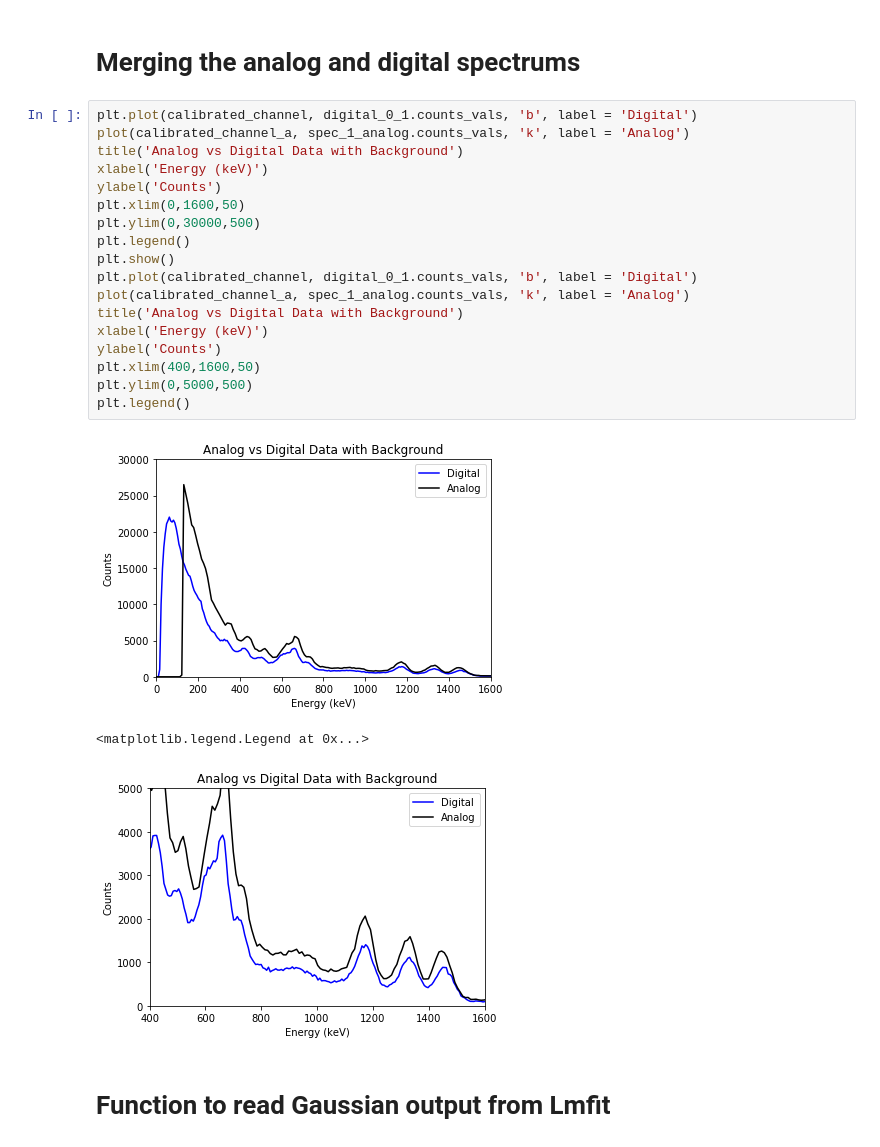
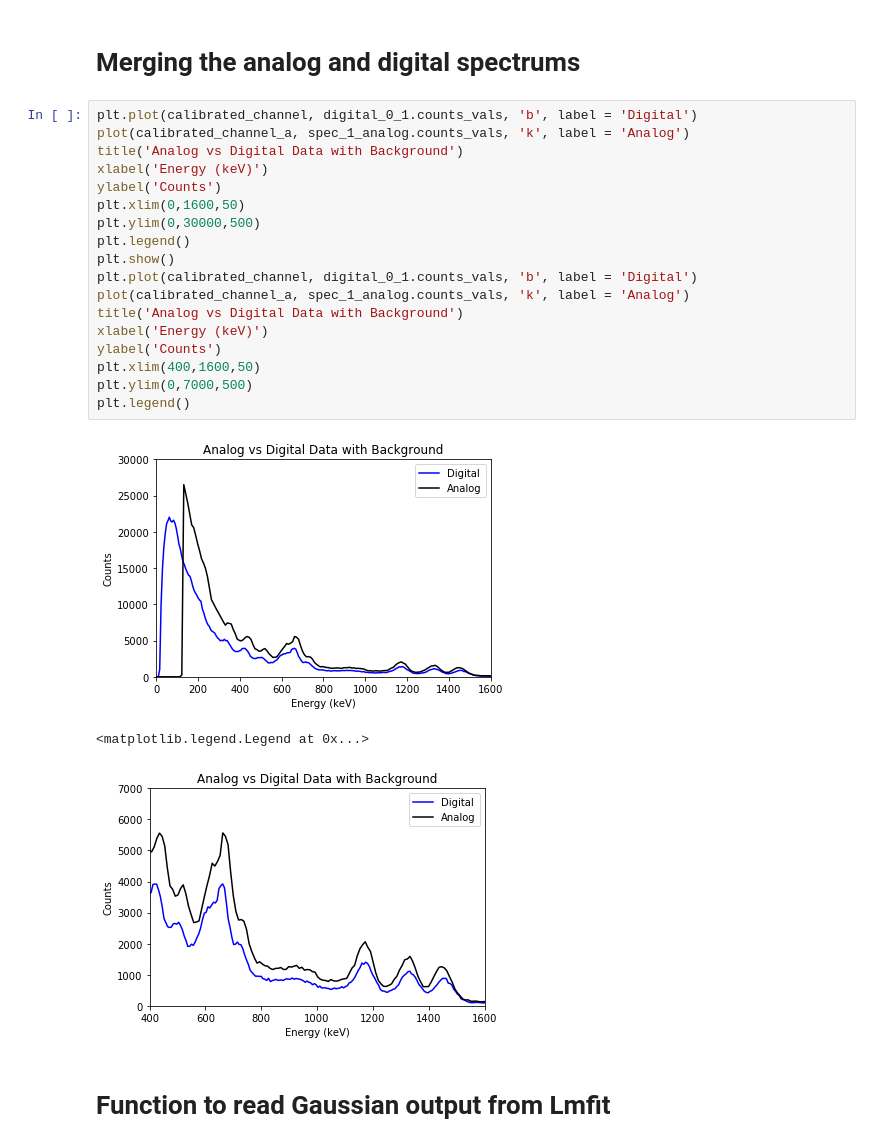
Before and after one commit to mattmar2410/Digibase-vs-Analog-comparison, a Jupyter notebook: digibase_analog_comparison/NaI_analysis.ipynb, the cells around one changed output. Cells and saved outputs as stored; diff of their text form.

Commit message:
changed the plotting limits

```diff
--- a/digibase_analog_comparison/NaI_analysis.ipynb
+++ b/digibase_analog_comparison/NaI_analysis.ipynb
@@ -161,25 +161,25 @@ Unknown line:  0
 # %%
 plt.plot(calibrated_channel, digital_0_1.counts_vals, 'b', label = 'Digital')
 plot(calibrated_channel_a, spec_1_analog.counts_vals, 'k', label = 'Analog')
 title('Analog vs Digital Data with Background')
 xlabel('Energy (keV)')
 ylabel('Counts')
 plt.xlim(0,1600,50)
 plt.ylim(0,30000,500)
 plt.legend()
 plt.show()
 plt.plot(calibrated_channel, digital_0_1.counts_vals, 'b', label = 'Digital')
 plot(calibrated_channel_a, spec_1_analog.counts_vals, 'k', label = 'Analog')
 title('Analog vs Digital Data with Background')
 xlabel('Energy (keV)')
 ylabel('Counts')
 plt.xlim(400,1600,50)
-plt.ylim(0,5000,500)
+plt.ylim(0,7000,500)
 plt.legend()
 # %% [output]
 [figure]
 <matplotlib.legend.Legend at 0x...>
-[figure, old version]
+[figure, new version]
 # %% [markdown]
 # Function to read Gaussian output from Lmfit
 # %%
```
